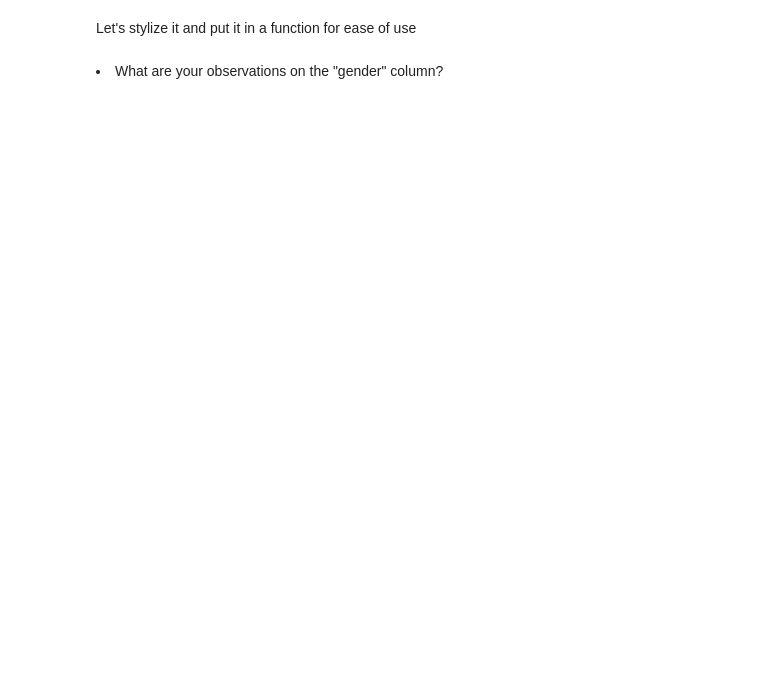
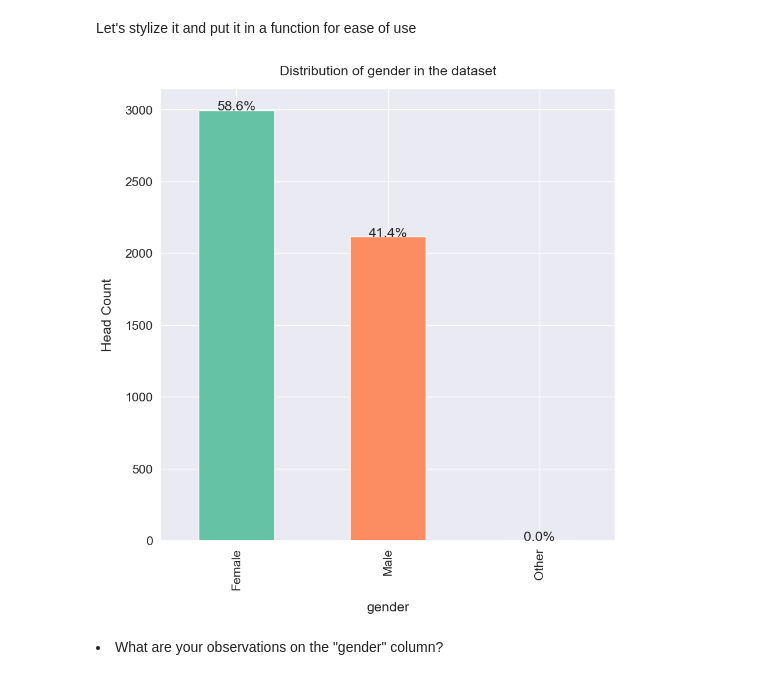
Before and after one commit to Kanxi/Kathmandu, a Jupyter notebook: week7/ai_workshop_student_version.ipynb, the cells around one changed output. Drawn from its saved outputs; the diff is of its cells as text; code cells hidden in the pictures; blank space fills up the shorter version.

```diff
--- a/week7/ai_workshop_student_version.ipynb
+++ b/week7/ai_workshop_student_version.ipynb
@@ -369,10 +382,12 @@ def univariate_barplot(data, xlabel, ylabel="Frequency", xlabel_rotation=0):
 # %%
 ## Display plot for "gender"
 ## Hint: use univariate_barplot() function
 
 ### START CODE HERE ###
-
+univariate_barplot(df,'gender',"Head Count",90)
 ### END CODE HERE ###
+# %% [output]
+[figure, added]
 # %% [markdown]
 <li>What are your observations on the "gender" column?</li>
 # %%
```
Also changed, not shown: parts of 45 cells of this notebook.
